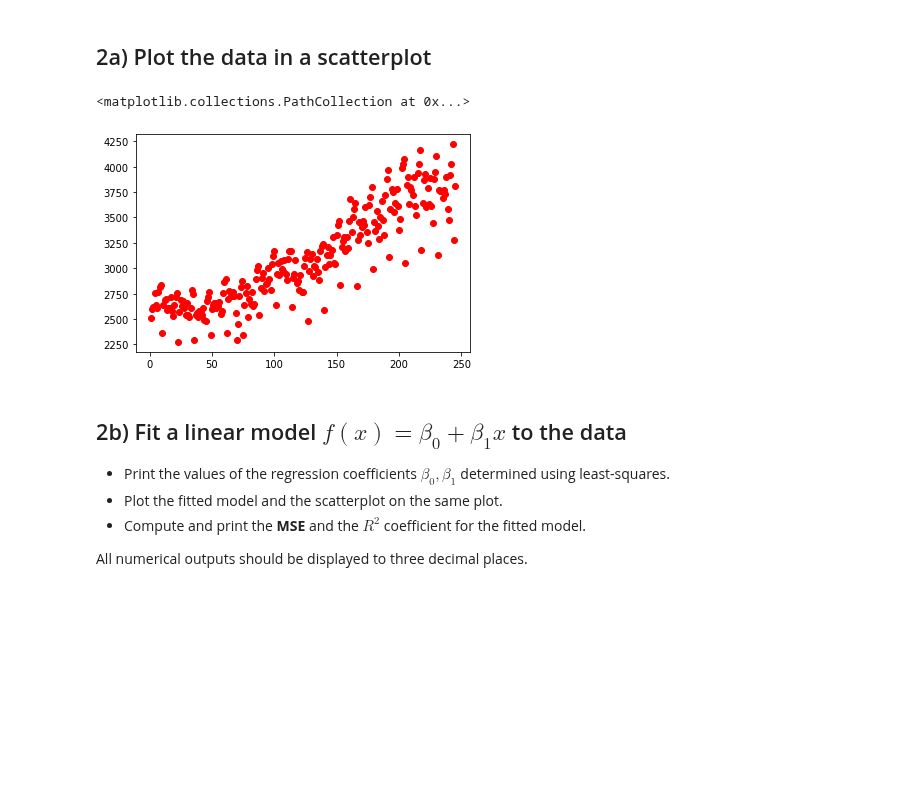
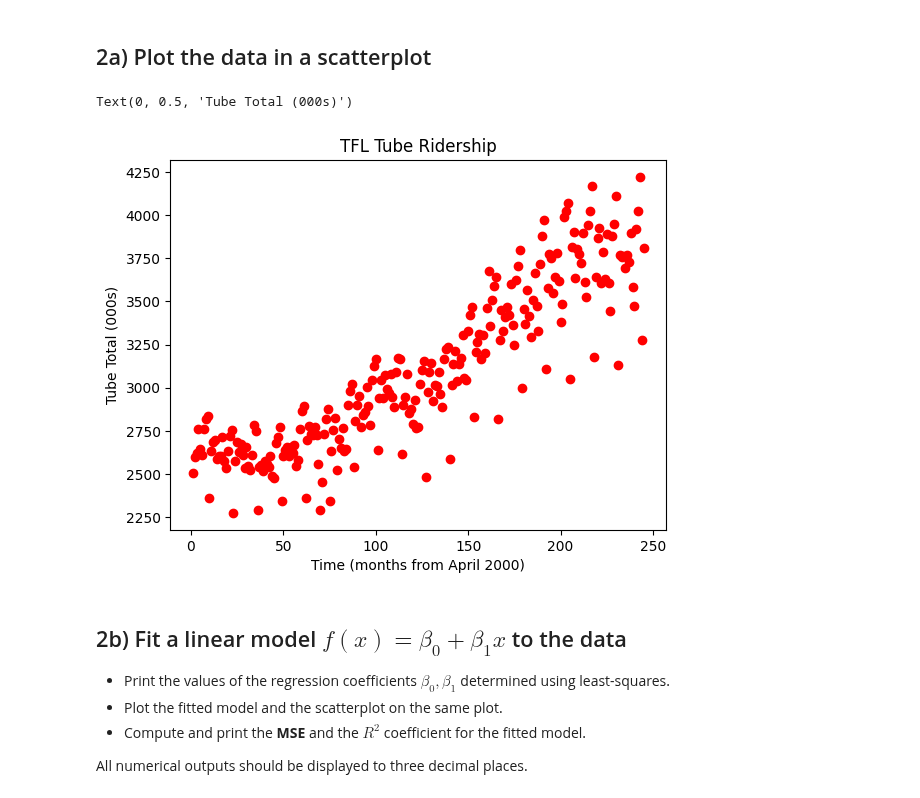
Before and after one commit to lpender3672/MEng-CW, a Jupyter notebook: IB/Data_Science/Exercises/03 Exercise Notebook 3.ipynb, the cells around one changed output. Saved outputs shown, nothing was run; the diff lists cells and outputs as text; code cells hidden in the pictures; blank space fills up the shorter version.

```diff
--- a/IB/Data_Science/Exercises/03 Exercise Notebook 3.ipynb
+++ b/IB/Data_Science/Exercises/03 Exercise Notebook 3.ipynb
@@ -57,10 +57,13 @@ We now have a time series consisting of points $(x_i,y_i)$, for $i = 1, \ldots,
 # %%
 #Your code for scatterplot here
 
 plt.scatter(xvals, yvals, color='red')
+plt.title('TFL Tube Ridership')
+plt.xlabel('Time (months from April 2000)')
+plt.ylabel('Tube Total (000s)')
 # %% [output]
-<matplotlib.collections.PathCollection at 0x...>
+Text(0, 0.5, 'Tube Total (000s)')
-[figure, old version]
+[figure, new version]
 # %% [markdown]
 ## 2b) Fit a linear model $f(x) = \beta_0 + \beta_1 x$ to the data
 
```
Also changed, not shown: parts of 9 cells of this notebook, 2 other files.
